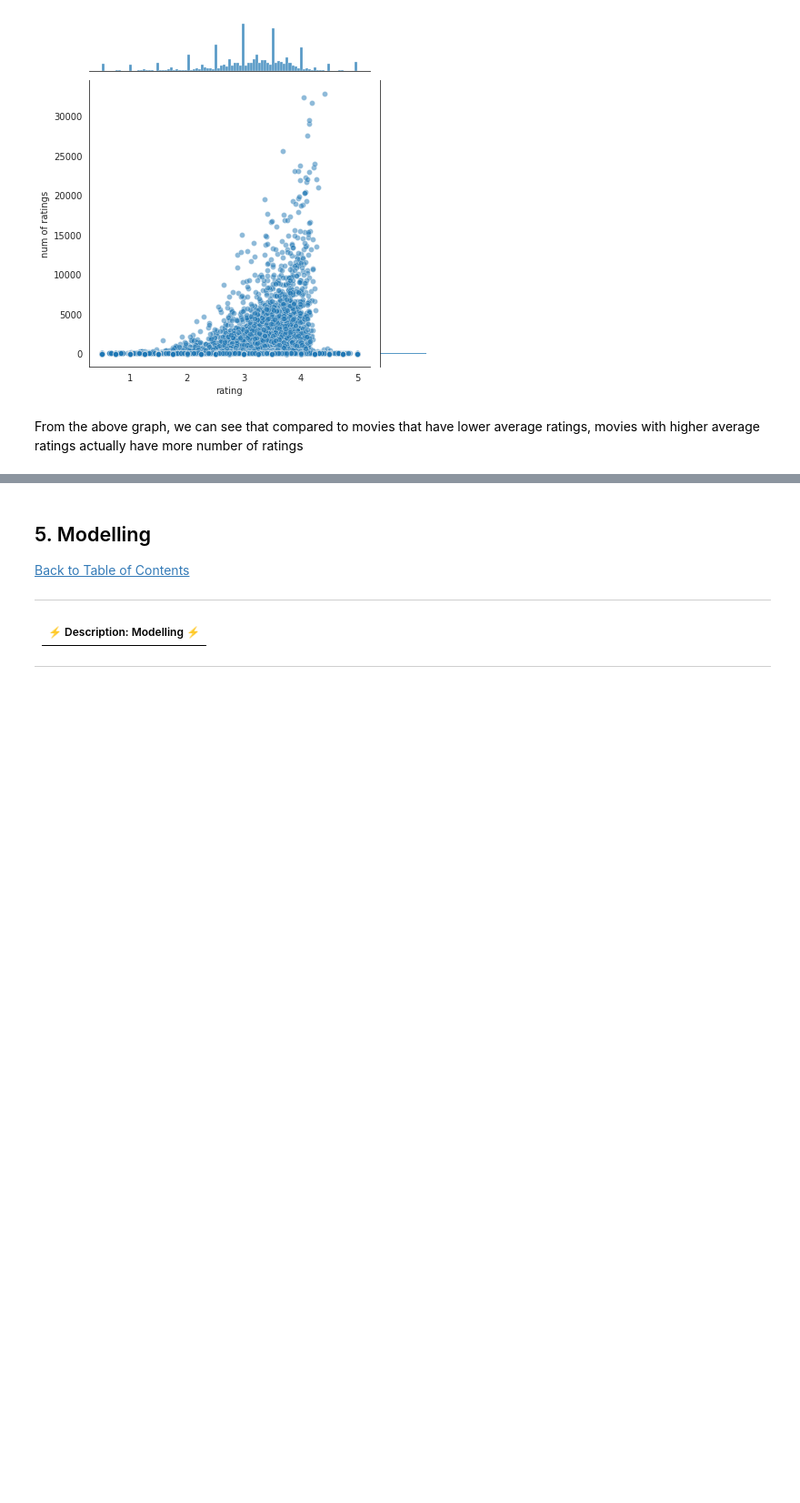
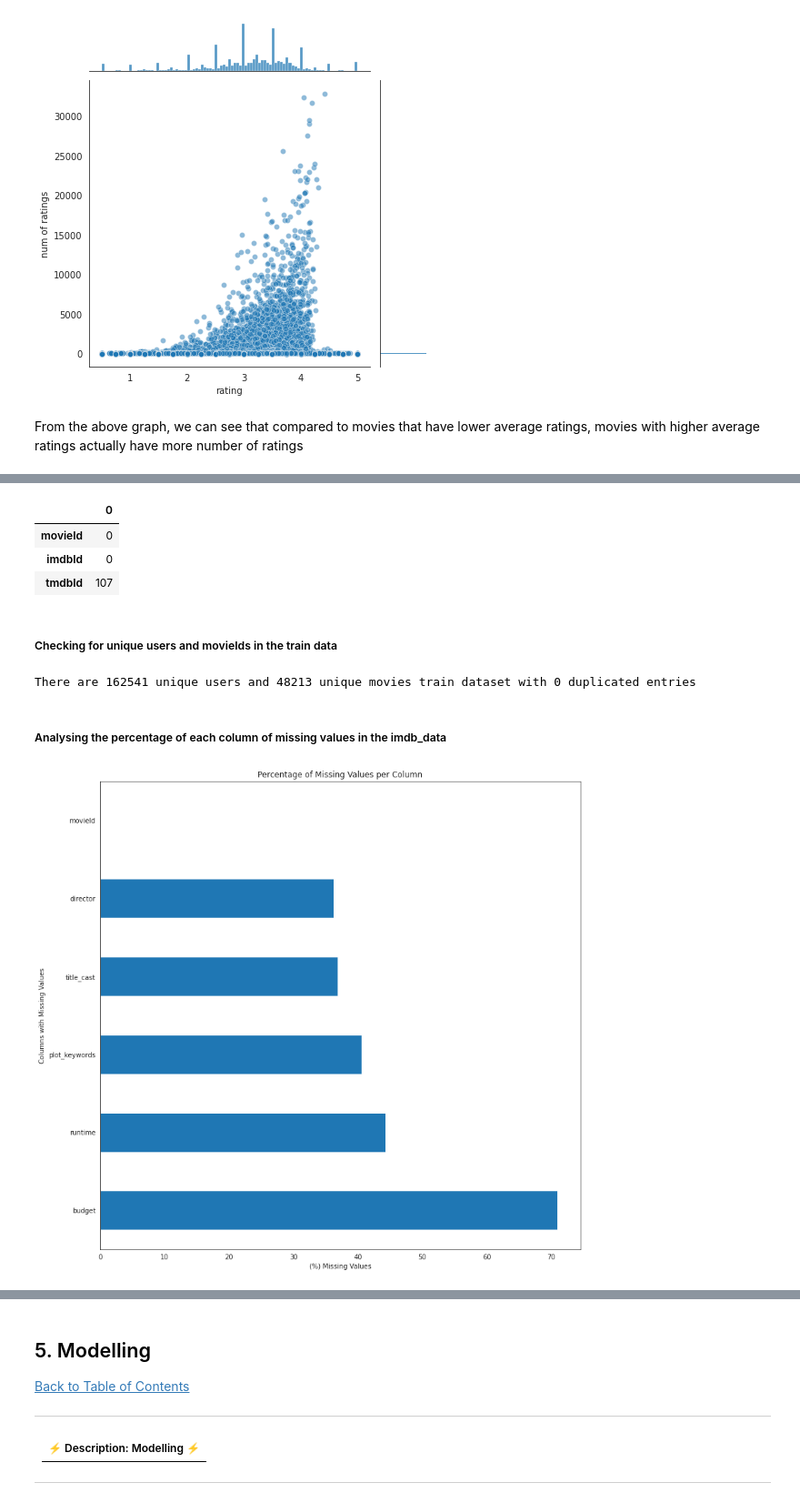
Before and after one commit to JeanetteTsehla/Unsupervised-learning-2207FTDS-Team-JM2, a Jupyter notebook: Copy_of_Unsupervised_learning_2207FTDS_Team_JM2_.ipynb, the cells around one changed output, grey strips where cells are left out. Shown at 91% size. Saved outputs shown, nothing was run; the diff lists cells and outputs as text; code cells hidden in the pictures; blank space fills up the shorter version.

```diff
--- a/Copy_of_Unsupervised_learning_2207FTDS_Team_JM2_.ipynb
+++ b/Copy_of_Unsupervised_learning_2207FTDS_Team_JM2_.ipynb
@@ -489,0 +541,32 @@ From the above graph, we can see that compared to movies that have lower average
+# %%
+missing_links = pd.DataFrame(links.isnull().sum())
+missing_links
+# %% [output]
+|  | 0 |
+| movieId | 0 |
+| imdbId | 0 |
+| tmdbId | 107 |
+# %% [markdown]
+##### Checking for unique users and movieIds in the train data
+# %%
+users = len(train.userId.unique())
+items = len(train.movieId.unique())
+print('There are {} unique users and {}\
+ unique movies train dataset with {} duplicated entries'.format(users, items, train[train.duplicated()].count().sum()))
+# %% [output]
+There are 162541 unique users and 48213 unique movies train dataset with 0 duplicated entries
+# %% [markdown]
+##### Analysing the percentage of each column of missing values in the imdb_data
+# %%
+total = imdb_data.isnull().sum().sort_values(ascending=False)
+percent_1 = imdb_data.isnull().sum()/imdb_data.isnull().count()*100
+percent_2 = (round(percent_1, 1)).sort_values(ascending=False)
+missing_data = pd.concat([total, percent_2],
+                         axis=1, keys=['Total', '(%) missing'])
+missing_data['(%) missing'].plot(kind='barh')
+plt.xlabel('(%) Missing Values')
+plt.ylabel('Columns with Missing Values')
+plt.title('Percentage of Missing Values per Column')
+plt.show()
+# %% [output]
+[figure, added]
```
Also changed, not shown: parts of 80 cells of this notebook.
